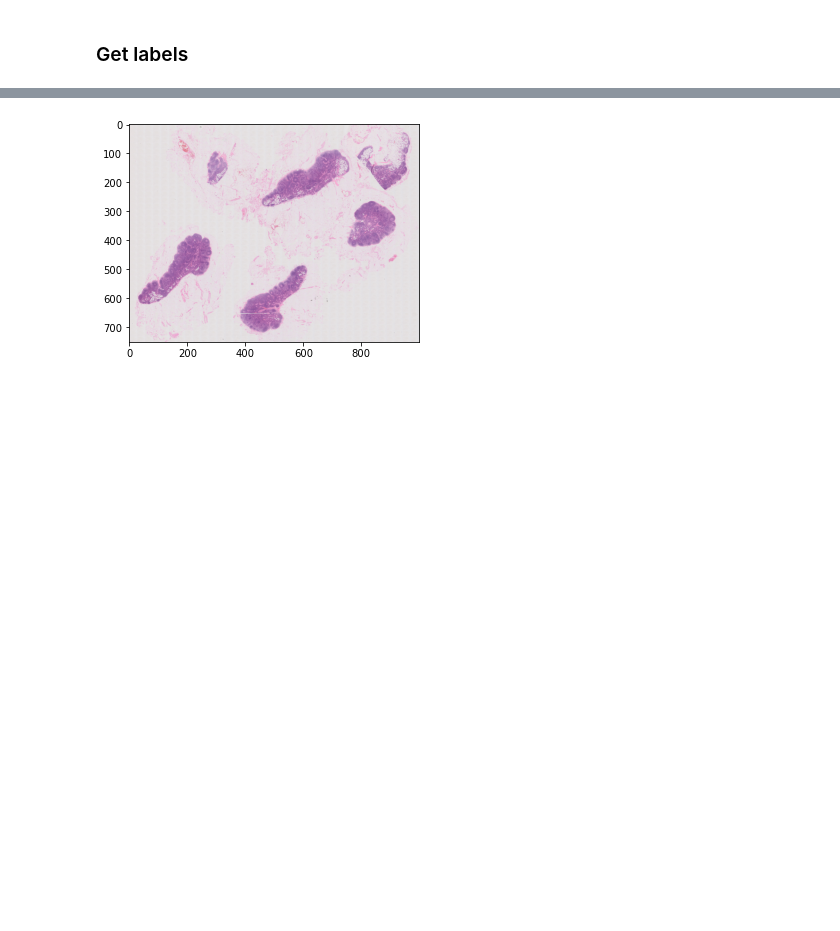
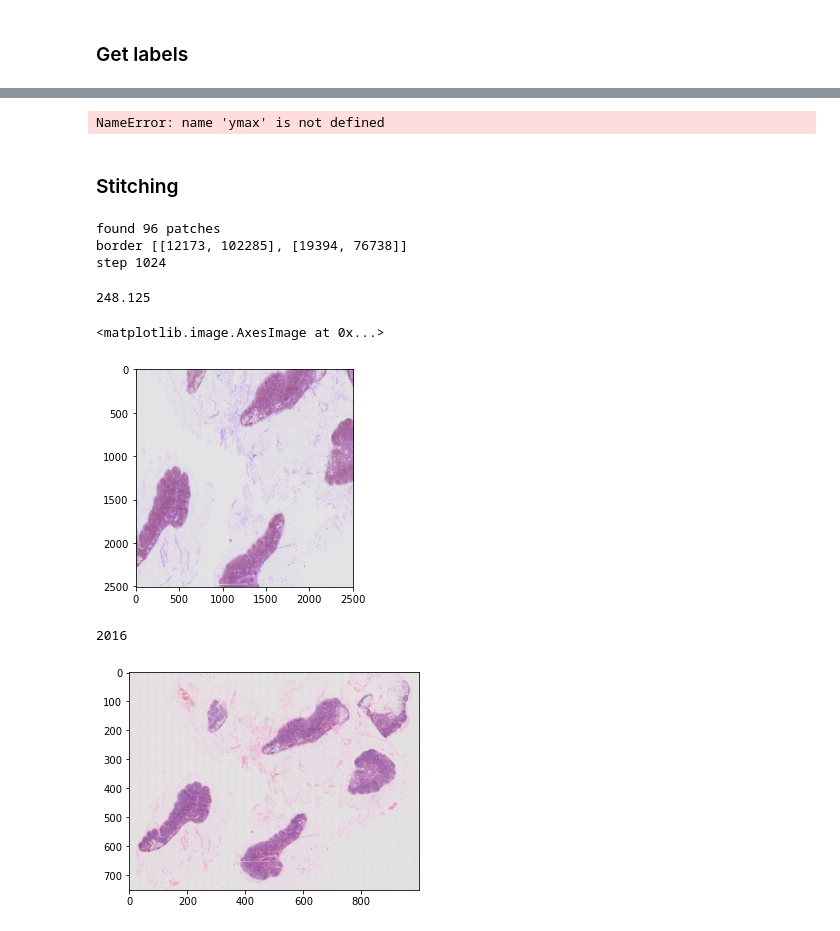
Before and after one commit to gregoryverghese/PySlide, a Jupyter notebook: example.ipynb, the cells around one changed output, grey strips where cells are left out. Drawn from its saved outputs; the diff is of its cells as text; code cells hidden in the pictures; blank space fills up the shorter version.

```diff
--- a/example.ipynb
+++ b/example.ipynb
@@ -120,3 +132,30 @@ TypeError: '>' not supported between instances of 'int' and 'NoneType'
+# %%
+(ymax-ymin)/(1024*8),(xmax-xmin)/(1024*8)
+# %% [output]
+NameError: name 'ymax' is not defined
+# %% [markdown]
+### Stitching
+# %%
+stitch=Stitching('images/images',name='2865 B2 LN.ndpi',mag_level=3)
+# %% [output]
+found 96 patches
+border [[12173, 102285], [19394, 76738]]
+step 1024
+# %%
+canvas=stitch.stitch(size=(2500,2500))
+# %%
+1985/8
+# %% [output]
+248.125
+# %%
+plt.imshow(canvas)
+# %% [output]
+<matplotlib.image.AxesImage at 0x...>
+[figure, added]
+# %%
+2
+# %% [output]
+2016
 # %%
 image=np.array(wsi.get_thumbnail((1000,1000)))
 plt.imshow(image)
```
Also changed, not shown: parts of 8 cells of this notebook, 1 other file.
